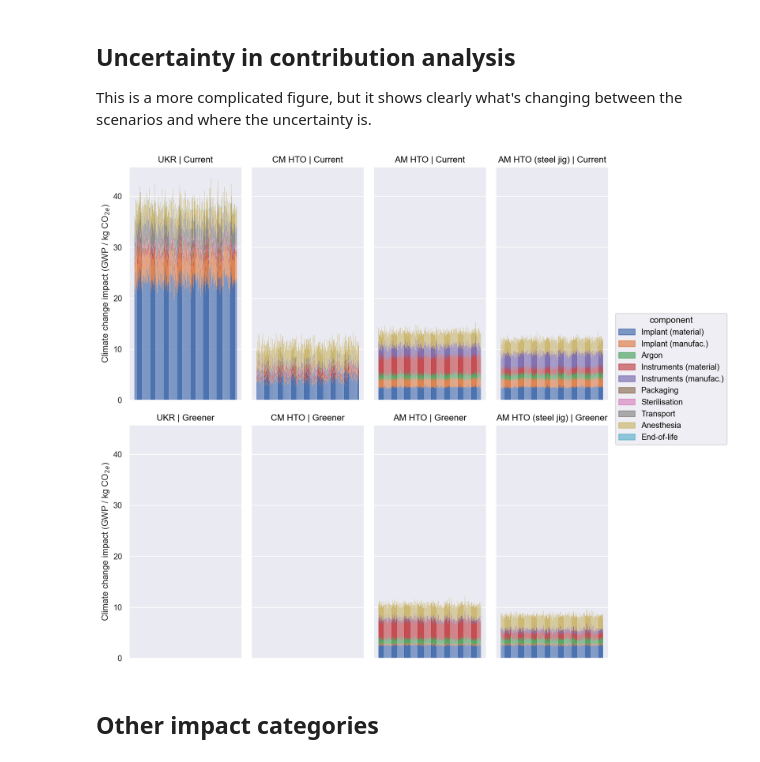
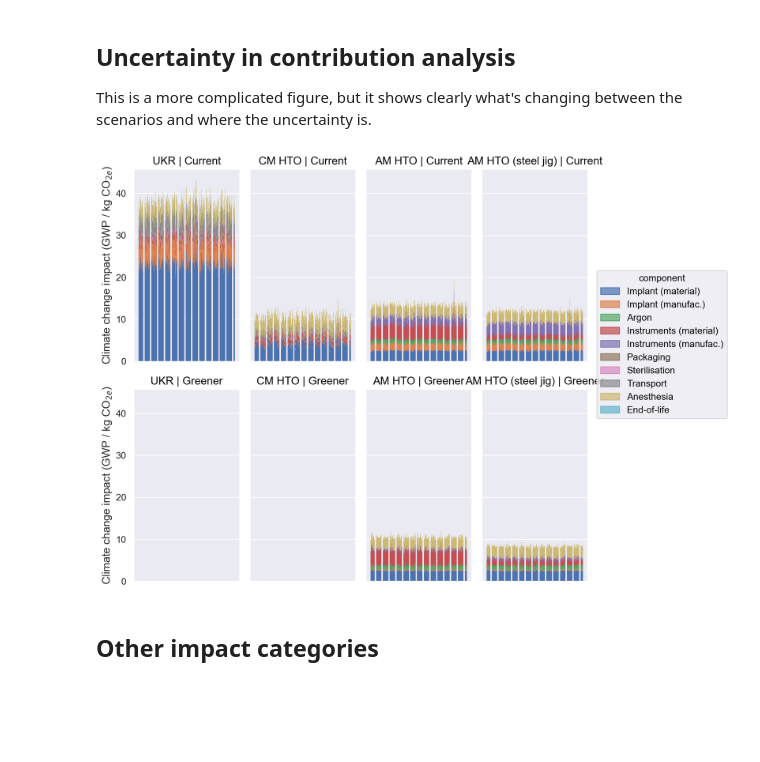
Before and after one commit to rebekaanspach/LCA-knee-OA-treatment, a Jupyter notebook: Figures.ipynb, the cells around one changed output. Saved outputs shown, nothing was run; the diff lists cells and outputs as text; code cells hidden in the pictures; blank space fills up the shorter version.

```diff
--- a/Figures.ipynb
+++ b/Figures.ipynb
@@ -214,19 +243,28 @@ This is a more complicated figure, but it shows clearly what's changing between
 # %%
 (
     so.Plot(samples_combined, x="iteration", y="score", color="component")
     .facet(row="energy_scenario", col="scenario")
-    .layout(size=(10, 10))
+    .layout(size=(9, 8))
     .add(so.Bar(), so.Stack())
     .scale(
         x=so.Continuous().tick(at=[]),
     )
+    .theme({
+        "axes.labelsize": 14,     # y-axis label
+        "xtick.labelsize": 12,
+        "ytick.labelsize": 12,
+        "legend.fontsize": 12,
+        "axes.titlesize": 14,     # facet titles
+        "figure.titlesize": 16,
+    })
     .label(
         x="",
         y="Climate change impact (GWP / kg CO$_{2e}$)"
     )
+    .save("C:/Users/rla44/OneDrive/Github/LCA_uncertainty/SA_knee_LCA/MC_contribution.pdf", bbox_inches="tight")
 )
 # %% [output]
-[figure, old version]
+[figure, new version]
 # %% [markdown]
 ## Other impact categories
 # %%
```
Also changed, not shown: parts of 7 cells of this notebook, 5 other files.
